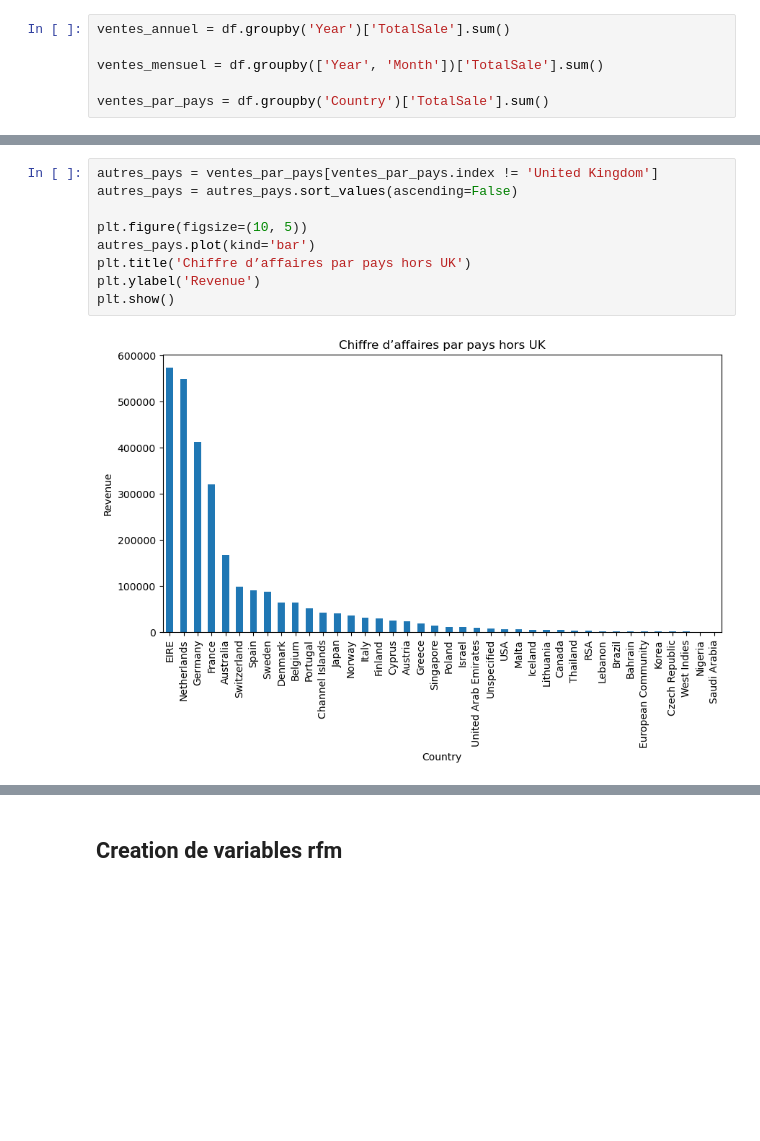
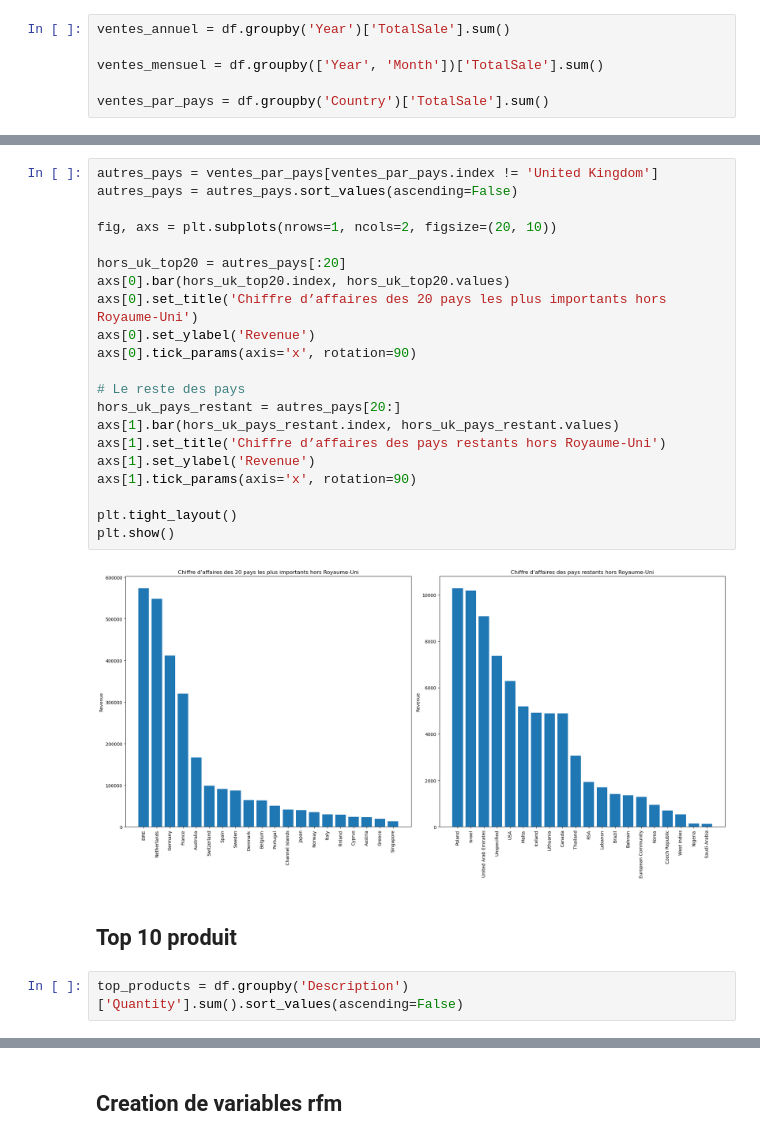
Before and after one commit to neevaiti/segmentation_client_simplon, a Jupyter notebook: rubic.ipynb, the cells around one changed output, grey strips where cells are left out. Saved outputs shown, nothing was run; the diff lists cells and outputs as text; blank space fills up the shorter version.

```diff
--- a/rubic.ipynb
+++ b/rubic.ipynb
@@ -276,11 +276,27 @@ plt.show()
-# %%
-autres_pays = ventes_par_pays[ventes_par_pays.index != 'United Kingdom']
-autres_pays = autres_pays.sort_values(ascending=False)
-
-plt.figure(figsize=(10, 5))
-autres_pays.plot(kind='bar')
-plt.title('Chiffre d’affaires par pays hors UK')
-plt.ylabel('Revenue')
-plt.show()
-# %% [output]
-[figure, removed]
+# %%
+autres_pays = ventes_par_pays[ventes_par_pays.index != 'United Kingdom']
+autres_pays = autres_pays.sort_values(ascending=False)
+
+fig, axs = plt.subplots(nrows=1, ncols=2, figsize=(20, 10))
+
+hors_uk_top20 = autres_pays[:20]
+axs[0].bar(hors_uk_top20.index, hors_uk_top20.values)
+axs[0].set_title('Chiffre d’affaires des 20 pays les plus importants hors Royaume-Uni')
+axs[0].set_ylabel('Revenue')
+axs[0].tick_params(axis='x', rotation=90)
+
+# Le reste des pays
+hors_uk_pays_restant = autres_pays[20:]
+axs[1].bar(hors_uk_pays_restant.index, hors_uk_pays_restant.values)
+axs[1].set_title('Chiffre d’affaires des pays restants hors Royaume-Uni')
+axs[1].set_ylabel('Revenue')
+axs[1].tick_params(axis='x', rotation=90)
+
+plt.tight_layout()
+plt.show()
+# %% [output]
+[figure, added]
+# %% [markdown]
+## Top 10 produit
+# %%
+top_products = df.groupby('Description')['Quantity'].sum().sort_values(ascending=False)
```
Also changed, not shown: parts of 6 cells of this notebook.
